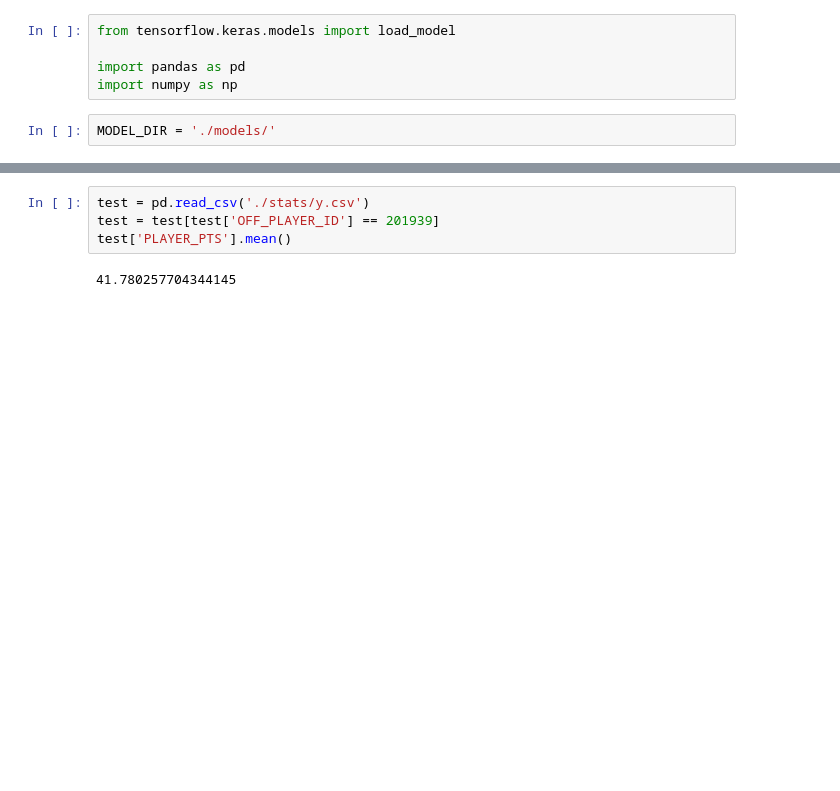
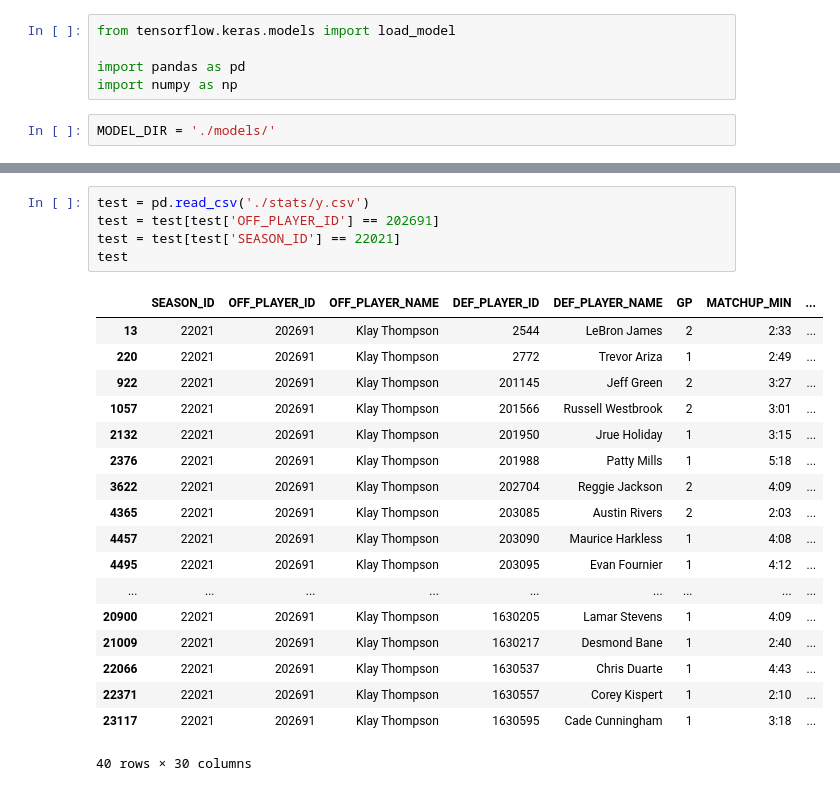
Before and after one commit to Darrick-Oliver/senior-project, a Jupyter notebook: src/5_Predictions.ipynb, the cells around one changed output, grey strips where cells are left out. Saved outputs shown, nothing was run; the diff lists cells and outputs as text; blank space fills up the shorter version.

```diff
--- a/src/5_Predictions.ipynb
+++ b/src/5_Predictions.ipynb
@@ -63,6 +89,24 @@ array([[25.012611]], dtype=float32)
 # %%
 test = pd.read_csv('./stats/y.csv')
-test = test[test['OFF_PLAYER_ID'] == 201939]
-test['PLAYER_PTS'].mean()
+test = test[test['OFF_PLAYER_ID'] == 202691]
+test = test[test['SEASON_ID'] == 22021]
+test
 # %% [output]
+|  | SEASON_ID | OFF_PLAYER_ID | OFF_PLAYER_NAME | DEF_PLAYER_ID | DEF_PLAYER_NAME | GP | MATCHUP_MIN | ... |
+| 13 | 22021 | 202691 | Klay Thompson | 2544 | LeBron James | 2 | 2:33 | ... |
+| 220 | 22021 | 202691 | Klay Thompson | 2772 | Trevor Ariza | 1 | 2:49 | ... |
+| 922 | 22021 | 202691 | Klay Thompson | 201145 | Jeff Green | 2 | 3:27 | ... |
+| 1057 | 22021 | 202691 | Klay Thompson | 201566 | Russell Westbrook | 2 | 3:01 | ... |
+| 2132 | 22021 | 202691 | Klay Thompson | 201950 | Jrue Holiday | 1 | 3:15 | ... |
+| 2376 | 22021 | 202691 | Klay Thompson | 201988 | Patty Mills | 1 | 5:18 | ... |
+| 3622 | 22021 | 202691 | Klay Thompson | 202704 | Reggie Jackson | 2 | 4:09 | ... |
+| 4365 | 22021 | 202691 | Klay Thompson | 203085 | Austin Rivers | 2 | 2:03 | ... |
+| 4457 | 22021 | 202691 | Klay Thompson | 203090 | Maurice Harkless | 1 | 4:08 | ... |
+| 4495 | 22021 | 202691 | Klay Thompson | 203095 | Evan Fournier | 1 | 4:12 | ... |
+| ... | ... | ... | ... | ... | ... | ... | ... | ... |
+| 20900 | 22021 | 202691 | Klay Thompson | 1630205 | Lamar Stevens | 1 | 4:09 | ... |
+| 21009 | 22021 | 202691 | Klay Thompson | 1630217 | Desmond Bane | 1 | 2:40 | ... |
+| 22066 | 22021 | 202691 | Klay Thompson | 1630537 | Chris Duarte | 1 | 4:43 | ... |
+| 22371 | 22021 | 202691 | Klay Thompson | 1630557 | Corey Kispert | 1 | 2:10 | ... |
+| 23117 | 22021 | 202691 | Klay Thompson | 1630595 | Cade Cunningham | 1 | 3:18 | ... |
-41.780257704344145
+40 rows × 30 columns
```
Also changed, not shown: parts of 5 cells of this notebook, 9 other files.
